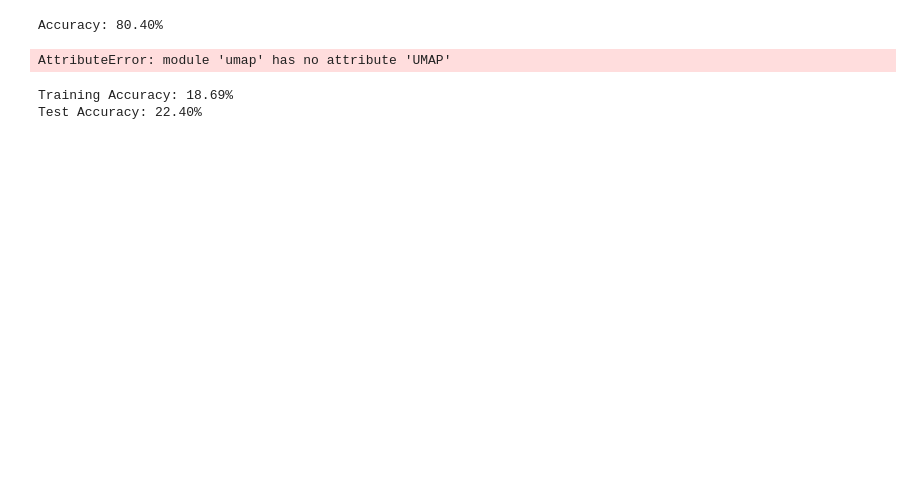
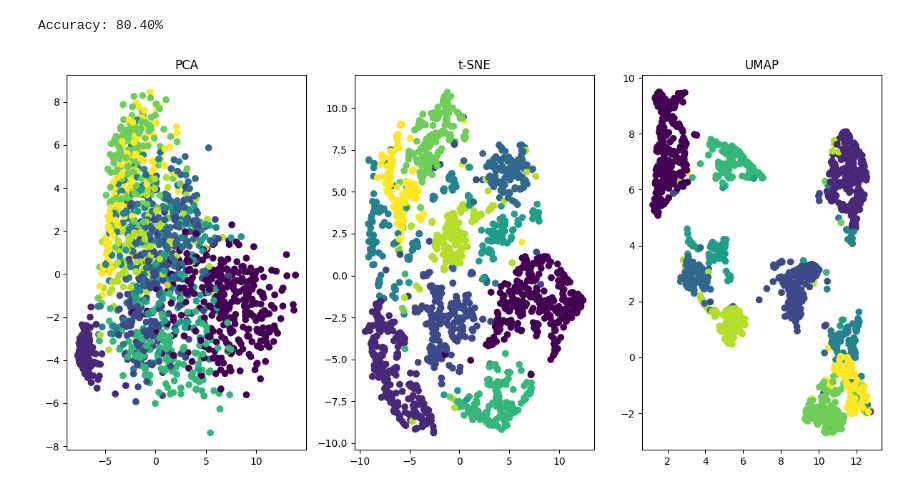
Before and after one commit to Ash-Twin/LeidenIDL2023, a Jupyter notebook: Assignment1.ipynb, the cells around one changed output. Drawn from its saved outputs; the diff is of its cells as text; code cells hidden in the pictures; blank space fills up the shorter version.

```diff
--- a/Assignment1.ipynb
+++ b/Assignment1.ipynb
@@ -1,7 +25,8 @@
 # %%
-# Load the training and test data from CSV files (if not already loaded)
-train_in = pd.read_csv('train_in.csv', header=None)
-train_out = pd.read_csv('train_out.csv', header=None)
-test_in = pd.read_csv('test_in.csv', header=None)
-test_out = pd.read_csv('test_out.csv', header=None)
+# Load the MNIST data
+mount_root = 'https://github.com/Ash-Twin/LeidenIDL2023/'
+train_in = pd.read_csv(mount_root+'train_in.csv', header=None)
+train_out = pd.read_csv(mount_root+'train_out.csv', header=None)
+test_in = pd.read_csv(mount_root+'test_in.csv', header=None)
+test_out = pd.read_csv(mount_root+'test_out.csv', header=None)
 # %%
@@ -50,7 +77,6 @@ print(f'Accuracy: {accuracy * 100:.2f}%')
 # %% [output]
 Accuracy: 80.40%
 # %%
-# Task 2
 import numpy as np
 import pandas as pd
 import matplotlib.pyplot as plt
@@ -62,70 +88,35 @@ import umap
 mnist_data = pd.concat([train_in, train_out], axis=1)
 
 # Extract labels and features
 labels = mnist_data.iloc[:, -1]
 features = mnist_data.iloc[:, :-1]
 
 # Perform PCA dimensionality reduction
 pca = PCA(n_components=2)
 pca_result = pca.fit_transform(features)
 
 # Perform t-SNE dimensionality reduction
 tsne = TSNE(n_components=2, perplexity=30, n_iter=300)
 tsne_result = tsne.fit_transform(features)
 
-# UMAP
+# Perform umap
 ump = umap.UMAP()
-
+ump_result = ump.fit_transform(features)
 # Plot the results
 plt.figure(figsize=(12, 6))
 plt.subplot(131)
 plt.scatter(pca_result[:, 0], pca_result[:, 1], c=labels, cmap=plt.colormaps['viridis'])
 plt.title('PCA')
 
 plt.subplot(132)
 plt.scatter(tsne_result[:, 0], tsne_result[:, 1], c=labels, cmap=plt.colormaps['viridis'])
 plt.title('t-SNE')
 
 plt.subplot(133)
-
+plt.scatter(ump_result[:, 0],ump_result[:, 1],c=labels,cmap=plt.colormaps['viridis'])
+plt.title('UMAP')
 
 plt.tight_layout()
 plt.show()
 # %% [output]
-AttributeError: module 'umap' has no attribute 'UMAP'
+[figure, added]
-# %%
-# Task 3
-import numpy as np
-import pandas as pd
-from sklearn.metrics import accuracy_score
-
-# Calculate the mean for each digit class in the training set
-class_means = []
-
-for digit in range(10):
-    class_data = train_data[train_labels == digit].dropna()
-    class_mean = class_data.mean(axis=0).values
-    class_means.append(class_mean)
-
-# Implement the Nearest Mean Classifier
-def nearest_mean_classifier(sample):
-    distances = [np.linalg.norm(sample - mean) for mean in class_means]
-    return np.argmin(distances)
-
-# Classify all points in the training set
-train_predictions = [nearest_mean_classifier(sample) for _, sample in train_data.iterrows()]
-
-# Calculate the accuracy on the training set
-train_accuracy = accuracy_score(train_labels, train_predictions)
-
-# Classify all points in the test set using training set centers
-test_predictions = [nearest_mean_classifier(sample) for _, sample in test_data.iterrows()]
-
-# Calculate the accuracy on the test set
-test_accuracy = accuracy_score(test_labels, test_predictions)
-
-print(f"Training Accuracy: {train_accuracy * 100:.2f}%")
-print(f"Test Accuracy: {test_accuracy * 100:.2f}%")
-# %% [output]
-Training Accuracy: 18.69%
-Test Accuracy: 22.40%
```
Also changed, not shown: parts of 7 cells of this notebook.
